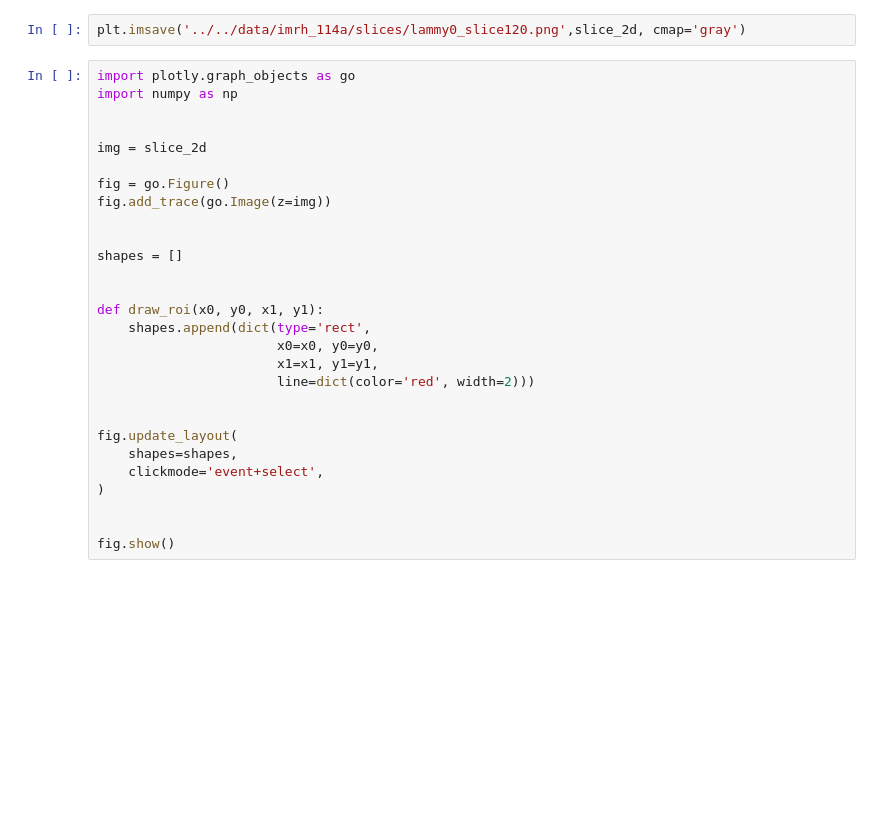
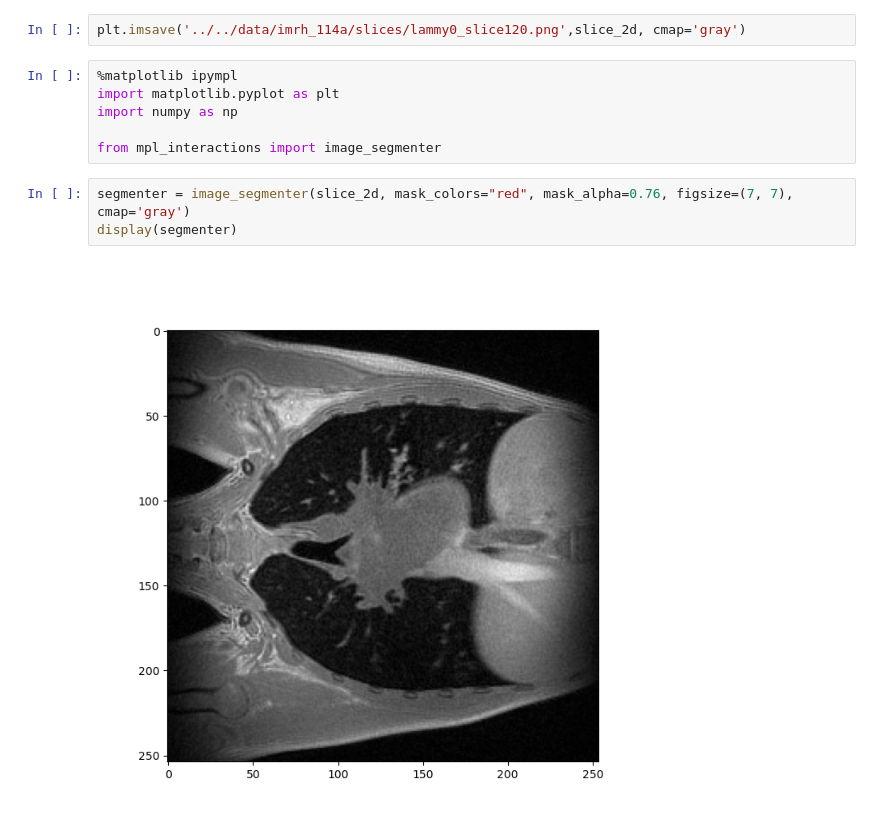
Before and after one commit to akshdeepsandhu/MRI, a Jupyter notebook: src/imoco_metrics/eda.ipynb, the cells around one changed output. Cells and saved outputs as stored; diff of their text form; blank space fills up the shorter version.

```diff
--- a/src/imoco_metrics/eda.ipynb
+++ b/src/imoco_metrics/eda.ipynb
@@ -62,30 +62,13 @@ plt.show()
 # %%
 plt.imsave('../../data/imrh_114a/slices/lammy0_slice120.png',slice_2d, cmap='gray')
-# %%
-import plotly.graph_objects as go
-import numpy as np
-
-
-img = slice_2d
-
-fig = go.Figure()
-fig.add_trace(go.Image(z=img))
-
-
-shapes = []
-
-
-def draw_roi(x0, y0, x1, y1):
-    shapes.append(dict(type='rect',
-                       x0=x0, y0=y0,
-                       x1=x1, y1=y1,
-                       line=dict(color='red', width=2)))
-
-
-fig.update_layout(
-    shapes=shapes,
-    clickmode='event+select',
-)
-
-
-fig.show()
+# %%
+%matplotlib ipympl
+import matplotlib.pyplot as plt
+import numpy as np
+
+from mpl_interactions import image_segmenter
+# %%
+segmenter = image_segmenter(slice_2d, mask_colors="red", mask_alpha=0.76, figsize=(7, 7), cmap='gray')
+display(segmenter)
+# %% [output]
+[figure, added]
```
Also changed, not shown: parts of 3 cells of this notebook.
